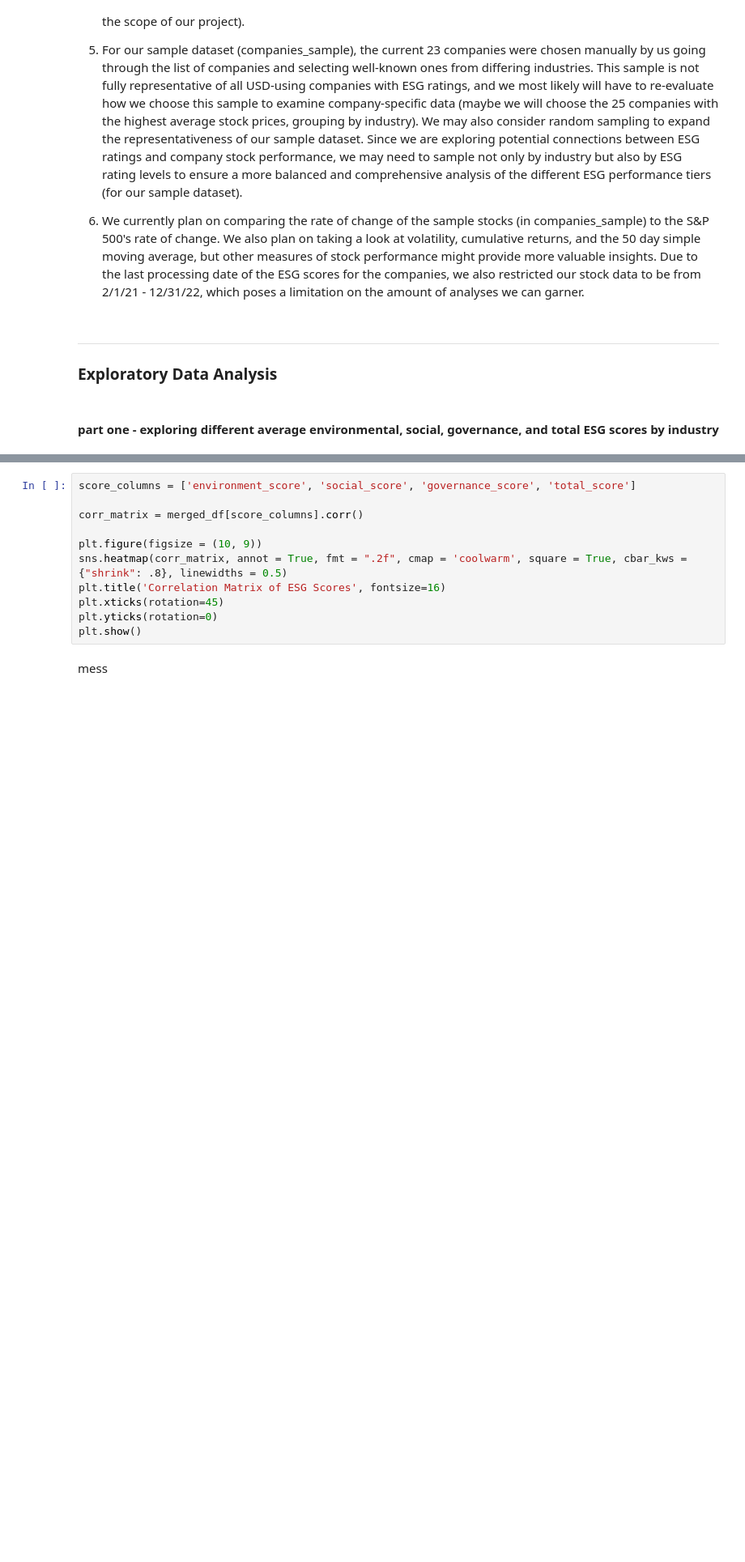
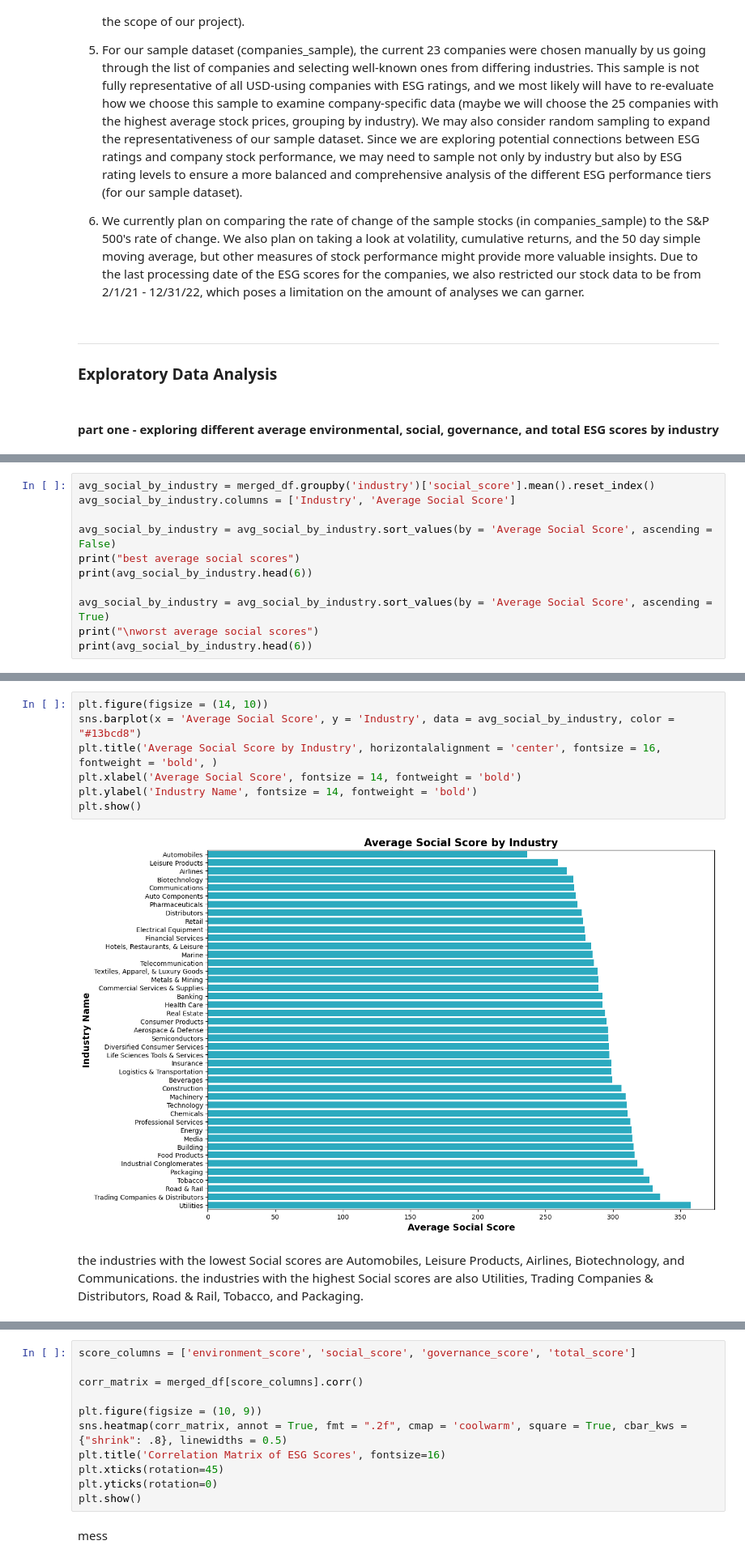
Before and after one commit to anushabishayee/info2950_finalproject, a Jupyter notebook: Phase2..ipynb, the cells around one changed output, grey strips where cells are left out. Shown at 81% size. Saved outputs shown, nothing was run; the diff lists cells and outputs as text; blank space fills up the shorter version.

```diff
--- a/Phase2..ipynb
+++ b/Phase2..ipynb
@@ -364,0 +439,11 @@ future steps: sort different industries by just Environmental score, just Social
+# %%
+avg_social_by_industry = merged_df.groupby('industry')['social_score'].mean().reset_index()
+avg_social_by_industry.columns = ['Industry', 'Average Social Score']
+
+avg_social_by_industry = avg_social_by_industry.sort_values(by = 'Average Social Score', ascending = False)
+print("best average social scores")
+print(avg_social_by_industry.head(6))
+
+avg_social_by_industry = avg_social_by_industry.sort_values(by = 'Average Social Score', ascending = True)
+print("\nworst average social scores")
+print(avg_social_by_industry.head(6))
@@ -364,0 +468,11 @@ future steps: sort different industries by just Environmental score, just Social
+# %%
+plt.figure(figsize = (14, 10))
+sns.barplot(x = 'Average Social Score', y = 'Industry', data = avg_social_by_industry, color = "#13bcd8")
+plt.title('Average Social Score by Industry', horizontalalignment = 'center', fontsize = 16, fontweight = 'bold', )
+plt.xlabel('Average Social Score', fontsize = 14, fontweight = 'bold')
+plt.ylabel('Industry Name', fontsize = 14, fontweight = 'bold')
+plt.show()
+# %% [output]
+[figure, added]
+# %% [markdown]
+the industries with the lowest Social scores are Automobiles, Leisure Products, Airlines, Biotechnology, and Communications. the industries with the highest Social scores are also Utilities, Trading Companies & Distributors, Road & Rail, Tobacco, and Packaging.
```
Also changed, not shown: parts of 13 cells of this notebook.
